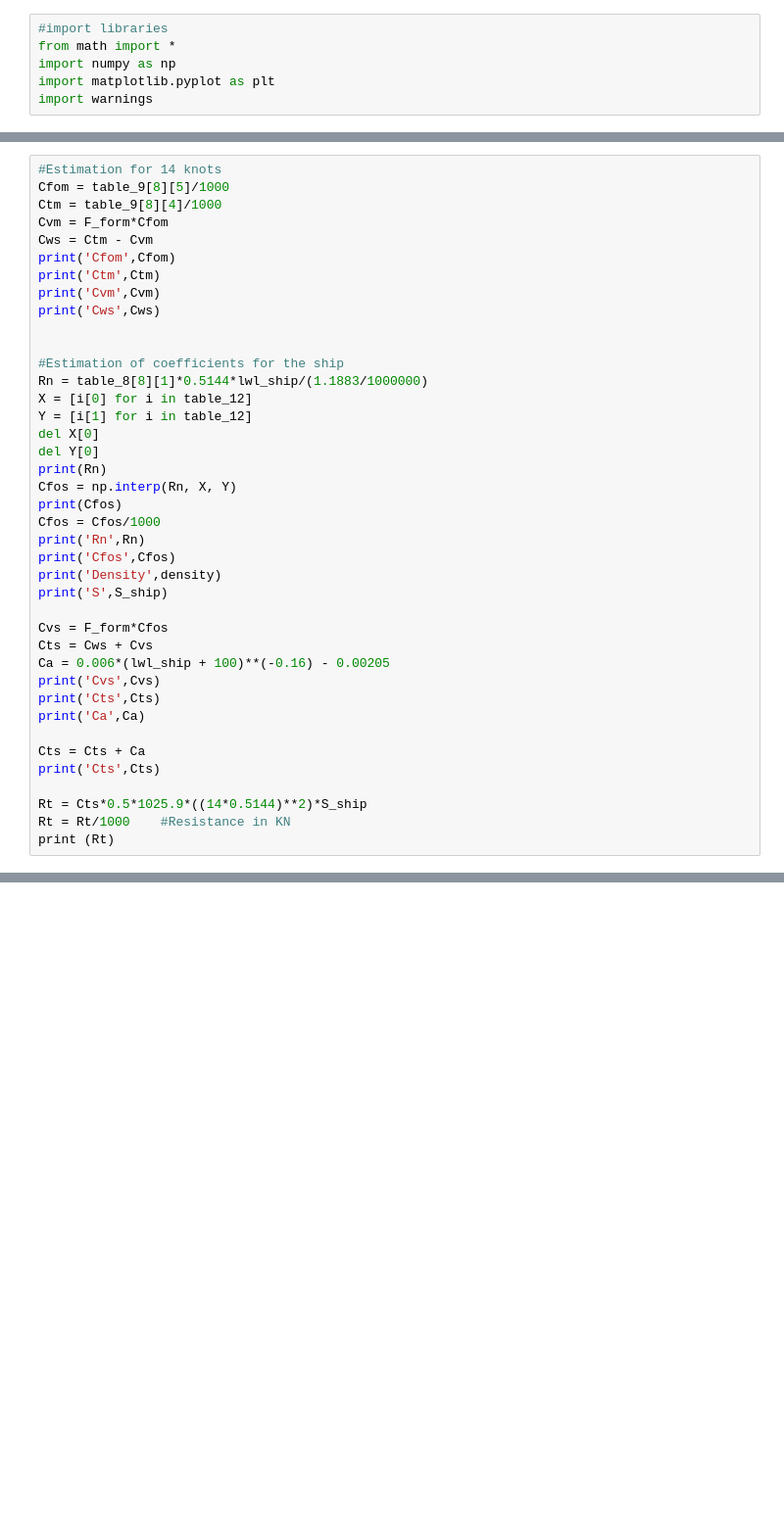
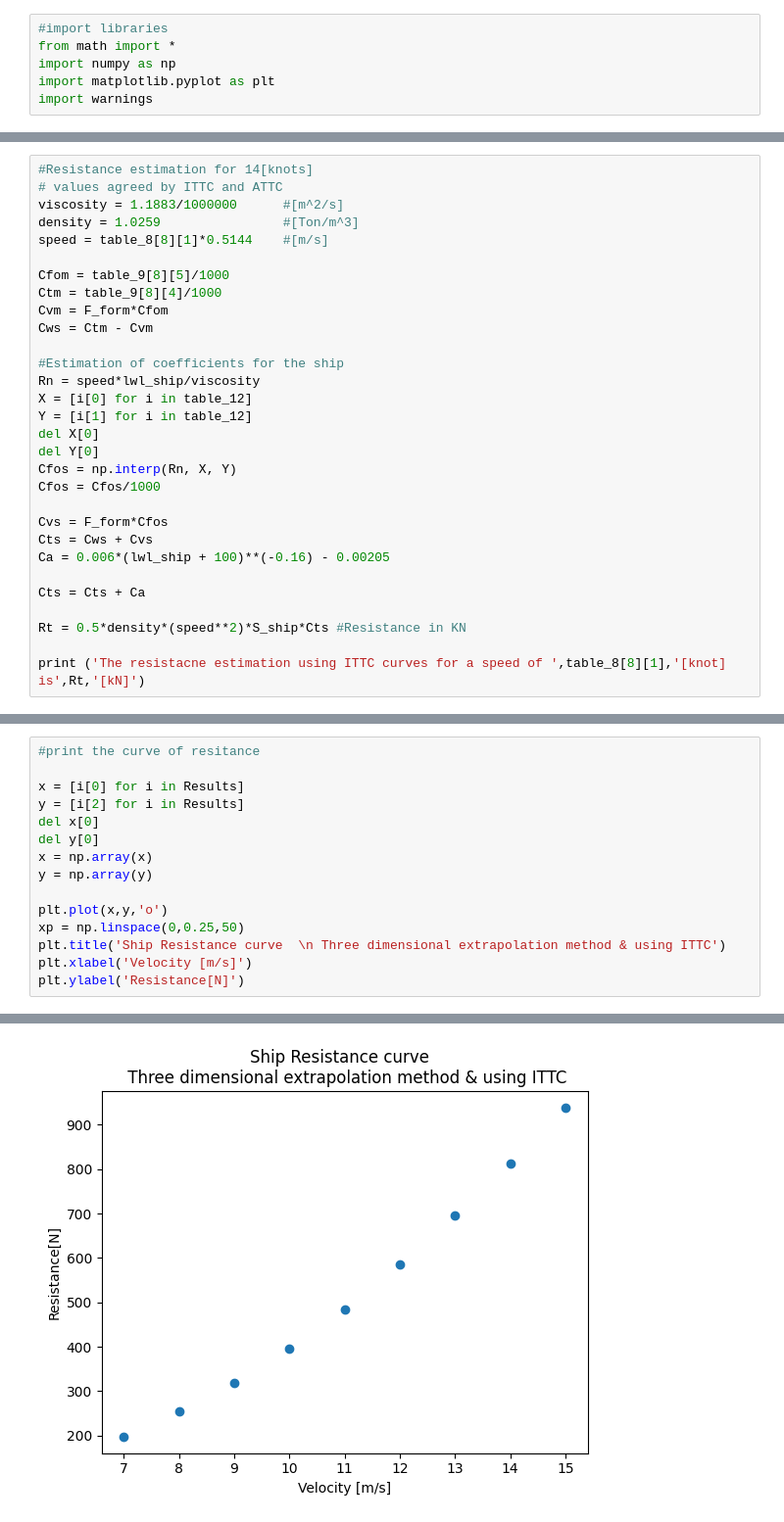
Before and after one commit to eduguzman1996/ResistanceTestExtrapolation, a Jupyter notebook: Main.ipynb, the cells around one changed output, grey strips where cells are left out. Shown at 98% size. Drawn from its saved outputs; the diff is of its cells as text; blank space fills up the shorter version.

```diff
--- a/Main.ipynb
+++ b/Main.ipynb
@@ -267,40 +295,30 @@ print(F_form)
 # %%
-#Estimation for 14 knots
+#Resistance estimation for 14[knots]
+# values agreed by ITTC and ATTC
+viscosity = 1.1883/1000000      #[m^2/s]
+density = 1.0259                #[Ton/m^3]
+speed = table_8[8][1]*0.5144    #[m/s]
+
 Cfom = table_9[8][5]/1000
 Ctm = table_9[8][4]/1000
 Cvm = F_form*Cfom
 Cws = Ctm - Cvm
-print('Cfom',Cfom)
-print('Ctm',Ctm)
-print('Cvm',Cvm)
-print('Cws',Cws)
-
 
 #Estimation of coefficients for the ship
-Rn = table_8[8][1]*0.5144*lwl_ship/(1.1883/1000000)
+Rn = speed*lwl_ship/viscosity
 X = [i[0] for i in table_12]
 Y = [i[1] for i in table_12]
 del X[0]
 del Y[0]
-print(Rn)
 Cfos = np.interp(Rn, X, Y)
-print(Cfos)
 Cfos = Cfos/1000
-print('Rn',Rn)
-print('Cfos',Cfos)
-print('Density',density)
-print('S',S_ship)
 
 Cvs = F_form*Cfos
 Cts = Cws + Cvs
 Ca = 0.006*(lwl_ship + 100)**(-0.16) - 0.00205
-print('Cvs',Cvs)
-print('Cts',Cts)
-print('Ca',Ca)
 
 Cts = Cts + Ca
-print('Cts',Cts)
 
-Rt = Cts*0.5*1025.9*((14*0.5144)**2)*S_ship
-Rt = Rt/1000    #Resistance in KN
-print (Rt)
+Rt = 0.5*density*(speed**2)*S_ship*Cts #Resistance in KN
+
+print ('The resistacne estimation using ITTC curves for a speed of ',table_8[8][1],'[knot] is',Rt,'[kN]')
@@ -306,0 +362,16 @@ print (Rt)
+# %%
+#print the curve of resitance
+
+x = [i[0] for i in Results]
+y = [i[2] for i in Results]
+del x[0]
+del y[0]
+x = np.array(x)
+y = np.array(y)
+
+plt.plot(x,y,'o')
+xp = np.linspace(0,0.25,50)
+plt.title('Ship Resistance curve  \n Three dimensional extrapolation method & using ITTC')
+plt.xlabel('Velocity [m/s]')
+plt.ylabel('Resistance[N]')
+# %% [output]
@@ -306,0 +379 @@ print (Rt)
+[figure, added]
```
Also changed, not shown: parts of 10 cells of this notebook, 4 other files.
